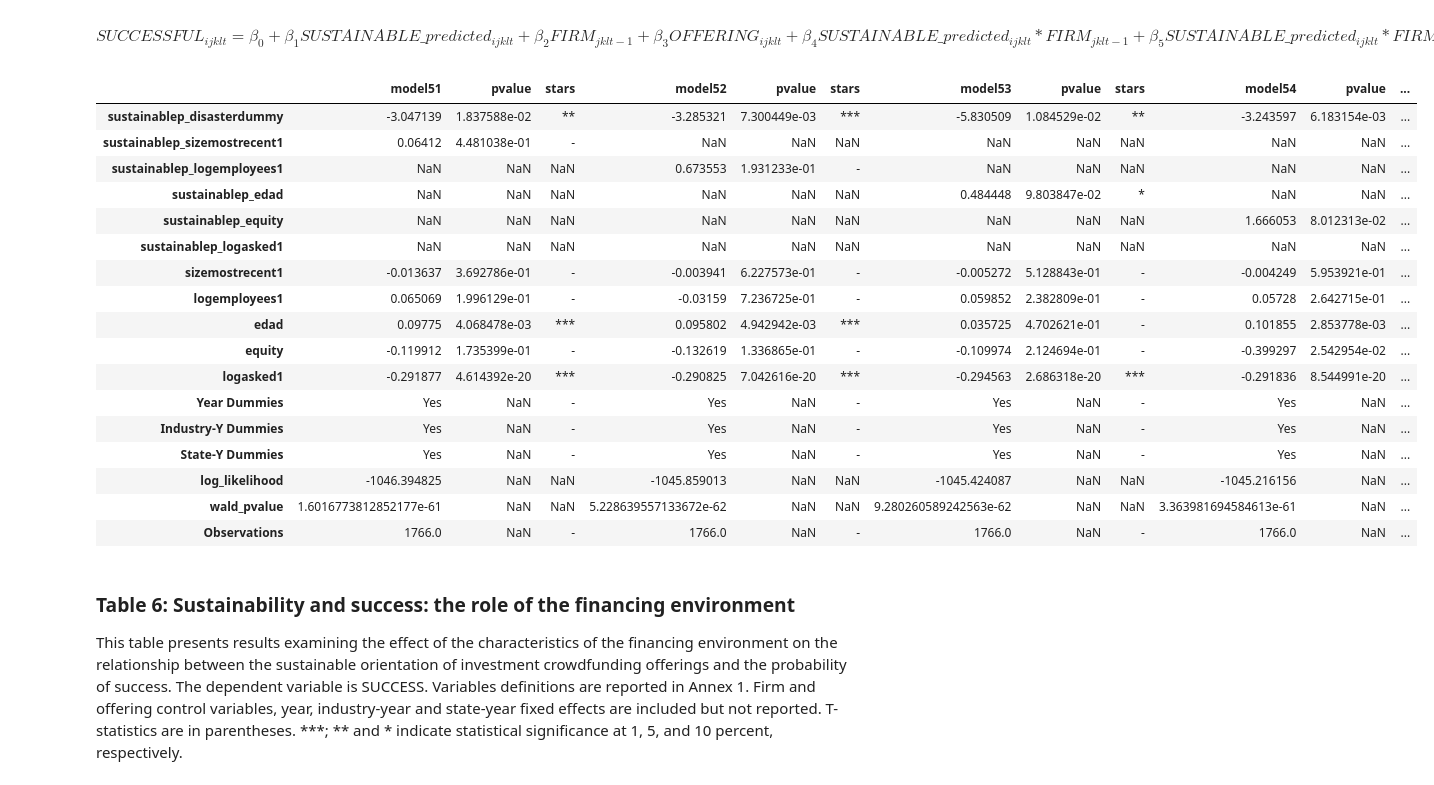
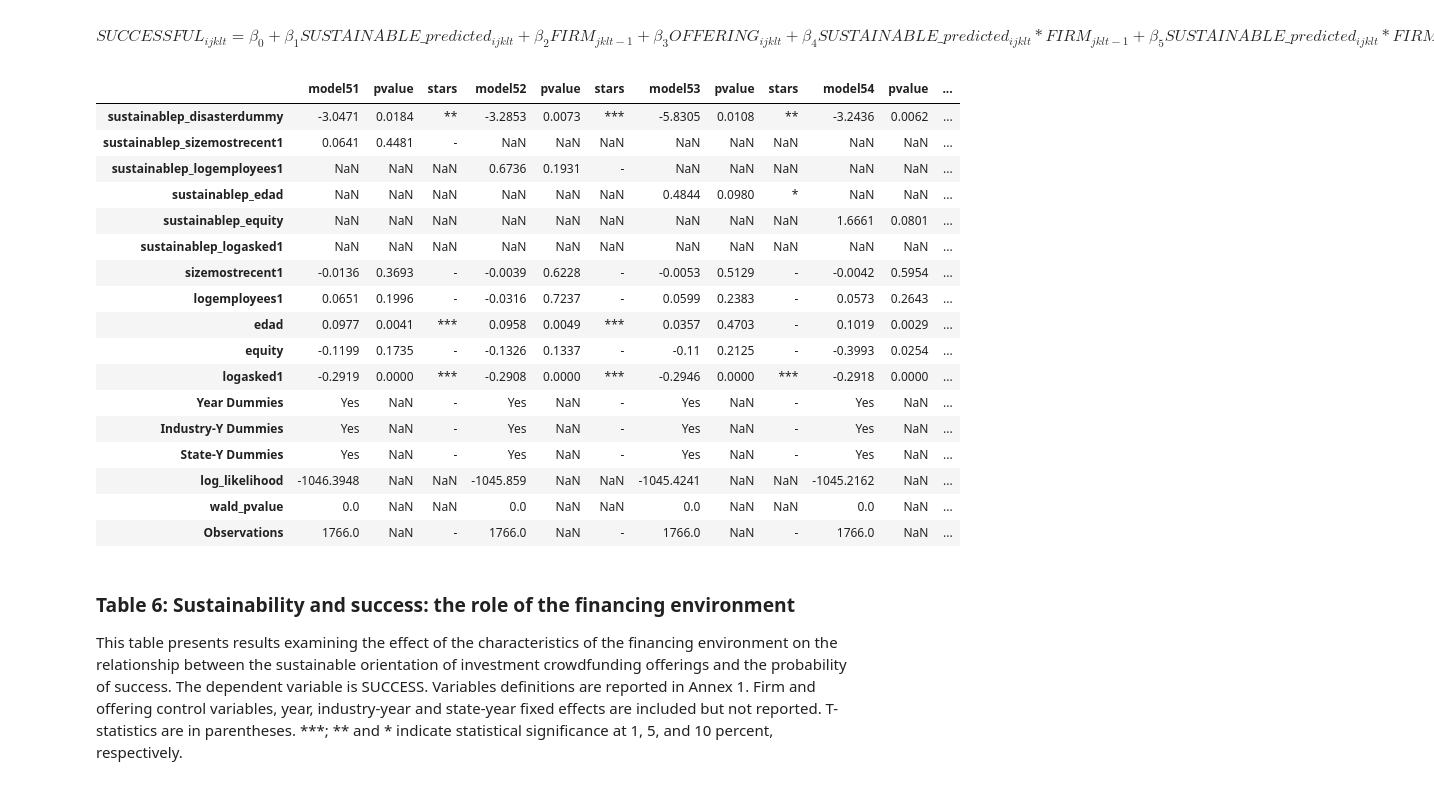
Before and after one commit to alvarorezola/MendozaEtAl2023-VC, a Jupyter notebook: script.ipynb, the cells around one changed output. Saved outputs shown, nothing was run; the diff lists cells and outputs as text; code cells hidden in the pictures.

```diff
--- a/script.ipynb
+++ b/script.ipynb
@@ -623,17 +624,17 @@ models = [Probit(y2, X2).fit(cov_type='HC0', disp=False),
 
 results = []
 for i, model in enumerate(models):
-    result = pd.DataFrame(model.params, columns=[f"model{i+43}"])
-    result["pvalue"] = model.pvalues
+    result = pd.DataFrame(model.params.round(4), columns=[f"model{i+43}"])
+    result["pvalue"] = model.pvalues.round(4)
     result.loc['Observations', f"model{i+43}"] = model.nobs
     result.loc['Year Dummies', f"model{i+43}"] = 'Yes'
     result.loc['Industry-Y Dummies', f"model{i+43}"] = 'Yes'
     result.loc['State-Y Dummies', f"model{i+43}"] = 'Yes'
     result['stars'] = result["pvalue"].apply(significance_stars)
-    result.loc['log_likelihood', f"model{i+43}"] = model.llf
+    result.loc['log_likelihood', f"model{i+43}"] = model.llf.round(4)
     wald_test = model.wald_test(model.model.exog_names)
     wald_chi2 = wald_test.statistic[0][0]
-    result.loc['wald_pvalue', f"model{i+43}"] = wald_test.pvalue
+    result.loc['wald_pvalue', f"model{i+43}"] = wald_test.pvalue.round(4)
     if i < 2:
         result.loc['sustainable', f"model{i+43}"] = result.loc['sustainablep_disasterdummy', f"model{i+43}"]
         result.loc['sustainable', 'pvalue'] = result.loc['sustainablep_disasterdummy', 'pvalue']
@@ -713,59 +714,59 @@ for col in interaction_cols:
 
 results = []
 for i, model in enumerate(models):
-    result = pd.DataFrame(model.params, columns=[f"model{i+51}"])
-    result["pvalue"] = model.pvalues
+    result = pd.DataFrame(model.params.round(4), columns=[f"model{i+51}"])
+    result["pvalue"] = model.pvalues.round(4)
     result.loc['Observations', f"model{i+51}"] = model.nobs
     result.loc['Year Dummies', f"model{i+51}"] = 'Yes'
     result.loc['Industry-Y Dummies', f"model{i+51}"] = 'Yes'
     result.loc['State-Y Dummies', f"model{i+51}"] = 'Yes'
     result['stars'] = result["pvalue"].apply(significance_stars)
-    result.loc['log_likelihood', f"model{i+51}"] = model.llf
+    result.loc['log_likelihood', f"model{i+51}"] = model.llf.round(4)
     wald_test = model.wald_test(model.model.exog_names)
     wald_chi2 = wald_test.statistic[0][0]
-    result.loc['wald_pvalue', f"model{i+51}"] = wald_test.pvalue
+    result.loc['wald_pvalue', f"model{i+51}"] = wald_test.pvalue.round(4)
     results.append(result)
 
 # Desired order
 row_order = ["sustainablep_disasterdummy",
              "sustainablep_sizemostrecent1",
              "sustainablep_logemployees1",
              "sustainablep_edad",
              "sustainablep_equity",
              "sustainablep_logasked1",
              "sizemostrecent1",
              "logemployees1",
              "edad",
              "equity",
              "logasked1",
              "ind_year",
              "state_id",
              'Year Dummies',
              "Industry-Y Dummies",
              "State-Y Dummies",
              "log_likelihood",
              "wald_pvalue",
              'Observations']
 
 pd.concat(results, axis=1).reindex(row_order).drop(['ind_year', 'state_id'])
 # %% [output]
 |  | model51 | pvalue | stars | model52 | pvalue | stars | model53 | pvalue | stars | model54 | pvalue | ... |
-| sustainablep_disasterdummy | -3.047139 | 1.837588e-02 | ** | -3.285321 | 7.300449e-03 | *** | -5.830509 | 1.084529e-02 | ** | -3.243597 | 6.183154e-03 | ... |
-| sustainablep_sizemostrecent1 | 0.06412 | 4.481038e-01 | - | NaN | NaN | NaN | NaN | NaN | NaN | NaN | NaN | ... |
-| sustainablep_logemployees1 | NaN | NaN | NaN | 0.673553 | 1.931233e-01 | - | NaN | NaN | NaN | NaN | NaN | ... |
-| sustainablep_edad | NaN | NaN | NaN | NaN | NaN | NaN | 0.484448 | 9.803847e-02 | * | NaN | NaN | ... |
-| sustainablep_equity | NaN | NaN | NaN | NaN | NaN | NaN | NaN | NaN | NaN | 1.666053 | 8.012313e-02 | ... |
+| sustainablep_disasterdummy | -3.0471 | 0.0184 | ** | -3.2853 | 0.0073 | *** | -5.8305 | 0.0108 | ** | -3.2436 | 0.0062 | ... |
+| sustainablep_sizemostrecent1 | 0.0641 | 0.4481 | - | NaN | NaN | NaN | NaN | NaN | NaN | NaN | NaN | ... |
+| sustainablep_logemployees1 | NaN | NaN | NaN | 0.6736 | 0.1931 | - | NaN | NaN | NaN | NaN | NaN | ... |
+| sustainablep_edad | NaN | NaN | NaN | NaN | NaN | NaN | 0.4844 | 0.0980 | * | NaN | NaN | ... |
+| sustainablep_equity | NaN | NaN | NaN | NaN | NaN | NaN | NaN | NaN | NaN | 1.6661 | 0.0801 | ... |
 | sustainablep_logasked1 | NaN | NaN | NaN | NaN | NaN | NaN | NaN | NaN | NaN | NaN | NaN | ... |
-| sizemostrecent1 | -0.013637 | 3.692786e-01 | - | -0.003941 | 6.227573e-01 | - | -0.005272 | 5.128843e-01 | - | -0.004249 | 5.953921e-01 | ... |
-| logemployees1 | 0.065069 | 1.996129e-01 | - | -0.03159 | 7.236725e-01 | - | 0.059852 | 2.382809e-01 | - | 0.05728 | 2.642715e-01 | ... |
-| edad | 0.09775 | 4.068478e-03 | *** | 0.095802 | 4.942942e-03 | *** | 0.035725 | 4.702621e-01 | - | 0.101855 | 2.853778e-03 | ... |
-| equity | -0.119912 | 1.735399e-01 | - | -0.132619 | 1.336865e-01 | - | -0.109974 | 2.124694e-01 | - | -0.399297 | 2.542954e-02 | ... |
-| logasked1 | -0.291877 | 4.614392e-20 | *** | -0.290825 | 7.042616e-20 | *** | -0.294563 | 2.686318e-20 | *** | -0.291836 | 8.544991e-20 | ... |
+| sizemostrecent1 | -0.0136 | 0.3693 | - | -0.0039 | 0.6228 | - | -0.0053 | 0.5129 | - | -0.0042 | 0.5954 | ... |
+| logemployees1 | 0.0651 | 0.1996 | - | -0.0316 | 0.7237 | - | 0.0599 | 0.2383 | - | 0.0573 | 0.2643 | ... |
+| edad | 0.0977 | 0.0041 | *** | 0.0958 | 0.0049 | *** | 0.0357 | 0.4703 | - | 0.1019 | 0.0029 | ... |
+| equity | -0.1199 | 0.1735 | - | -0.1326 | 0.1337 | - | -0.11 | 0.2125 | - | -0.3993 | 0.0254 | ... |
+| logasked1 | -0.2919 | 0.0000 | *** | -0.2908 | 0.0000 | *** | -0.2946 | 0.0000 | *** | -0.2918 | 0.0000 | ... |
 | Year Dummies | Yes | NaN | - | Yes | NaN | - | Yes | NaN | - | Yes | NaN | ... |
 | Industry-Y Dummies | Yes | NaN | - | Yes | NaN | - | Yes | NaN | - | Yes | NaN | ... |
 | State-Y Dummies | Yes | NaN | - | Yes | NaN | - | Yes | NaN | - | Yes | NaN | ... |
-| log_likelihood | -1046.394825 | NaN | NaN | -1045.859013 | NaN | NaN | -1045.424087 | NaN | NaN | -1045.216156 | NaN | ... |
-| wald_pvalue | 1.6016773812852177e-61 | NaN | NaN | 5.228639557133672e-62 | NaN | NaN | 9.280260589242563e-62 | NaN | NaN | 3.363981694584613e-61 | NaN | ... |
+| log_likelihood | -1046.3948 | NaN | NaN | -1045.859 | NaN | NaN | -1045.4241 | NaN | NaN | -1045.2162 | NaN | ... |
+| wald_pvalue | 0.0 | NaN | NaN | 0.0 | NaN | NaN | 0.0 | NaN | NaN | 0.0 | NaN | ... |
 | Observations | 1766.0 | NaN | - | 1766.0 | NaN | - | 1766.0 | NaN | - | 1766.0 | NaN | ... |
 # %% [markdown]
 ### Table 6: Sustainability and success: the role of the financing environment
```
Also changed, not shown: parts of 14 cells of this notebook.
